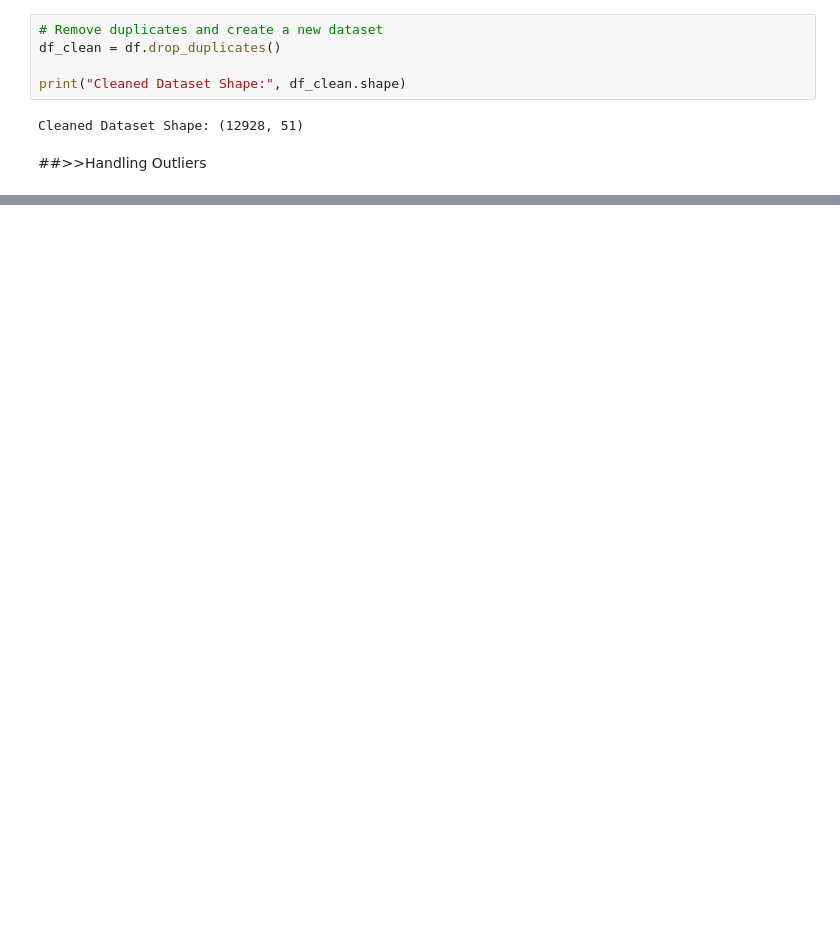
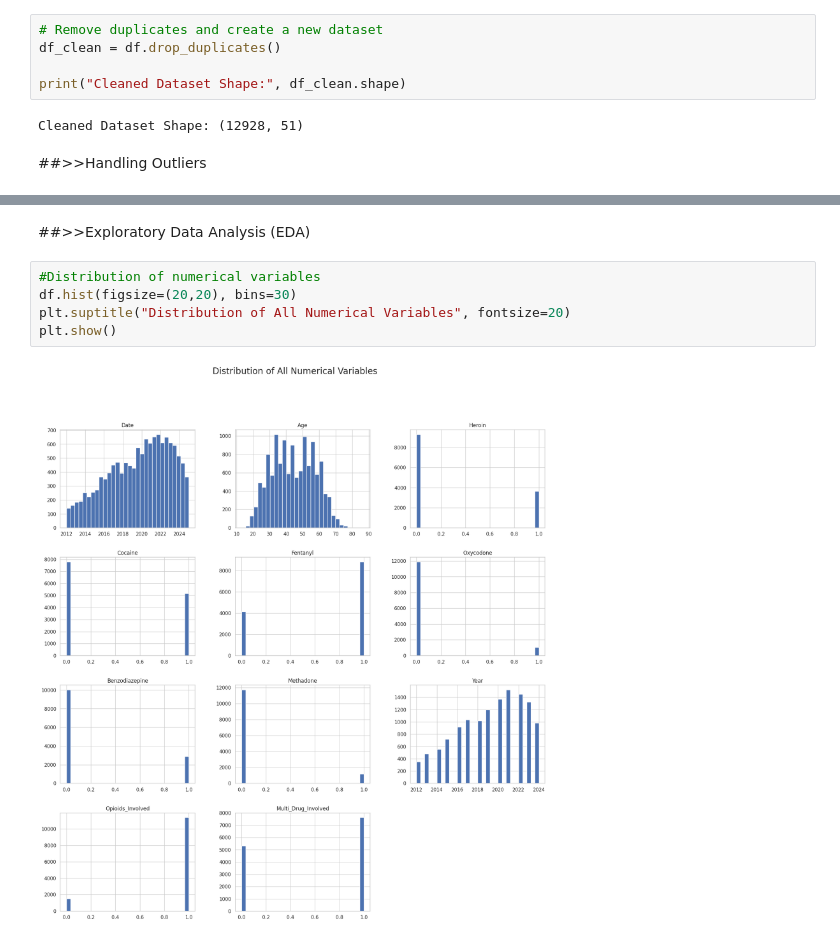
Before and after one commit to KrisDA-1/NU_Pandas, a Jupyter notebook: BD_Drug_related_deaths.ipynb, the cells around one changed output, grey strips where cells are left out. Cells and saved outputs as stored; diff of their text form; blank space fills up the shorter version.

```diff
--- a/BD_Drug_related_deaths.ipynb
+++ b/BD_Drug_related_deaths.ipynb
@@ -527,0 +264,9 @@ Reject H₀: The proportion of fentanyl-involved deaths has increased significan
+# %% [markdown]
+##>>Exploratory Data Analysis (EDA)
+# %%
+#Distribution of numerical variables
+df.hist(figsize=(20,20), bins=30)
+plt.suptitle("Distribution of All Numerical Variables", fontsize=20)
+plt.show()
+# %% [output]
+[figure, added]
```
Also changed, not shown: parts of 64 cells of this notebook.
